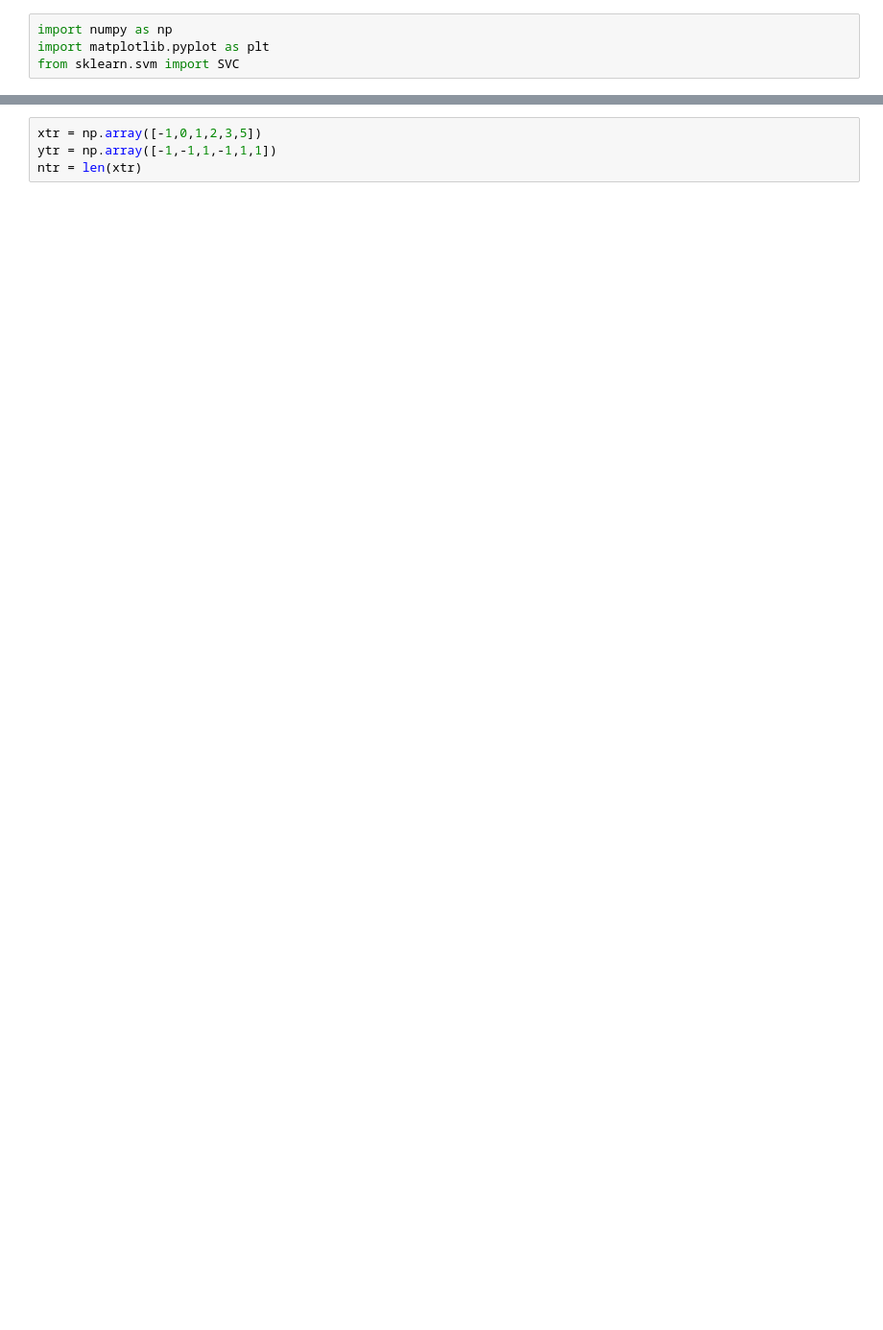
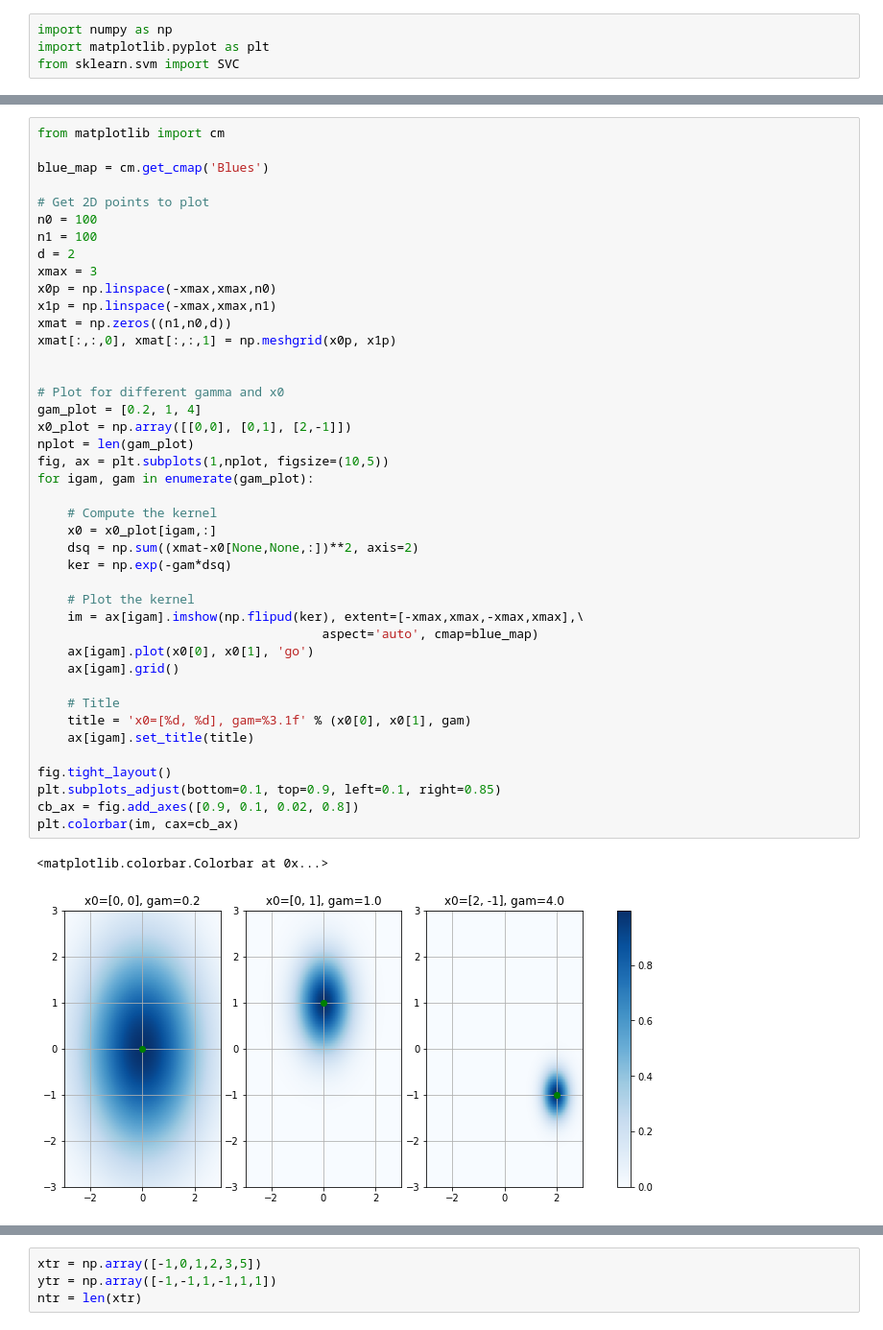
Before and after one commit to sdrangan/introml, a Jupyter notebook: unit08_svm/demo2_kernels.ipynb, the cells around one changed output, grey strips where cells are left out. Shown at 96% size. Saved outputs shown, nothing was run; the diff lists cells and outputs as text; blank space fills up the shorter version.

```diff
--- a/unit08_svm/demo2_kernels.ipynb
+++ b/unit08_svm/demo2_kernels.ipynb
@@ -54,0 +50,45 @@ We first plot the decision function and classifier on some simple 1D training da
+# %%
+from matplotlib import cm
+
+blue_map = cm.get_cmap('Blues')
+
+# Get 2D points to plot
+n0 = 100
+n1 = 100
+d = 2
+xmax = 3
+x0p = np.linspace(-xmax,xmax,n0)
+x1p = np.linspace(-xmax,xmax,n1)
+xmat = np.zeros((n1,n0,d))
+xmat[:,:,0], xmat[:,:,1] = np.meshgrid(x0p, x1p)
+
+
+# Plot for different gamma and x0
+gam_plot = [0.2, 1, 4]
+x0_plot = np.array([[0,0], [0,1], [2,-1]])
+nplot = len(gam_plot)
+fig, ax = plt.subplots(1,nplot, figsize=(10,5))
+for igam, gam in enumerate(gam_plot):
+
+    # Compute the kernel
+    x0 = x0_plot[igam,:]
+    dsq = np.sum((xmat-x0[None,None,:])**2, axis=2)
+    ker = np.exp(-gam*dsq)
+
+    # Plot the kernel
+    im = ax[igam].imshow(np.flipud(ker), extent=[-xmax,xmax,-xmax,xmax],\
+                                      aspect='auto', cmap=blue_map)
+    ax[igam].plot(x0[0], x0[1], 'go')
+    ax[igam].grid()
+
+    # Title
+    title = 'x0=[%d, %d], gam=%3.1f' % (x0[0], x0[1], gam)
+    ax[igam].set_title(title)
+
+fig.tight_layout()
+plt.subplots_adjust(bottom=0.1, top=0.9, left=0.1, right=0.85)
+cb_ax = fig.add_axes([0.9, 0.1, 0.02, 0.8])
+plt.colorbar(im, cax=cb_ax)
+# %% [output]
+<matplotlib.colorbar.Colorbar at 0x...>
+[figure, added]
```
Also changed, not shown: parts of 19 cells of this notebook, 3 other files.
